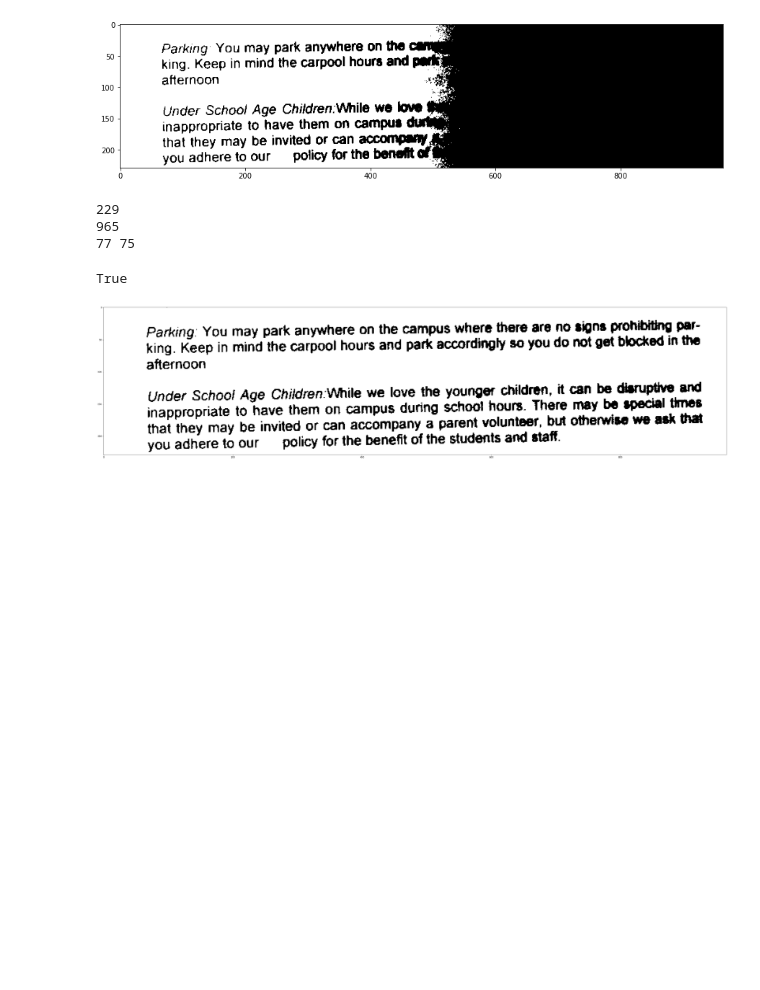
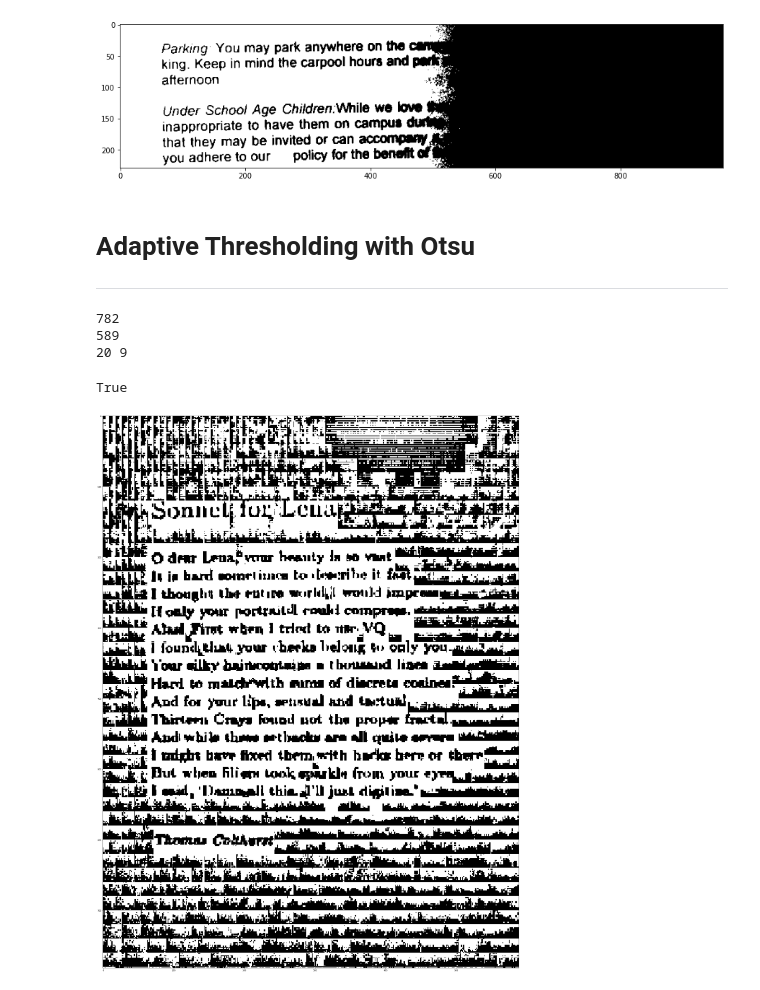
Before and after one commit to YZ115/CZ4003-AY20-21, a Jupyter notebook: Project/image_processing.ipynb, the cells around one changed output. Drawn from its saved outputs; the diff is of its cells as text; code cells hidden in the pictures; blank space fills up the shorter version.

```diff
--- a/Project/image_processing.ipynb
+++ b/Project/image_processing.ipynb
@@ -54,6 +65,6 @@ def otsu(image, do_savefile):
 
     ret,thresh = cv.threshold(image,th,255,cv.THRESH_BINARY)
     if do_savefile:
-        cv.imwrite(f'{file_name}_global.png',thresh)
+        cv.imwrite(f'results/{file_name}_global.png',thresh)
     return thresh
 # %%
@@ -78,9 +89,11 @@ plt.imshow(thresh,'gray')
 2
 <matplotlib.image.AxesImage at 0x...>
 [figure]
+# %% [markdown]
+# Adaptive Thresholding with Otsu
+---
 # %%
-def adaptive_thresh(image, num_row, num_col):
-    images_dict = {}
+def adaptive_thresh_otsu(image, num_row, num_col):
     processed_img = image
     print(len(image))
     print(len(image[0]))
@@ -103,17 +116,17 @@ def adaptive_thresh(image, num_row, num_col):
             processed_img[lower_bound_h:upper_bound_h, lower_bound_w:upper_bound_w] = otsu(img_snip, False)
     return processed_img
 # %%
-file_name = 'sample01'
-image = cv.imread('sample01.png',0)
-processed = adaptive_thresh(image, 3, 13)
+file_name = 'sample02'
+image = cv.imread('sample02.png',0)
+processed = adaptive_thresh_otsu(image, 40, 70)
 # %% [output]
-229
-965
-77 75
+782
+589
+20 9
 # %%
 plt.figure(figsize=(50,50))
 plt.imshow(processed,'gray')
-cv.imwrite(f'{file_name}_adaptive.png',processed)
+cv.imwrite(f'results/{file_name}_adaptive.png',processed)
 # %% [output]
 True
-[figure, old version]
+[figure, new version]
```
Also changed, not shown: parts of 12 cells of this notebook, 25 other files.
